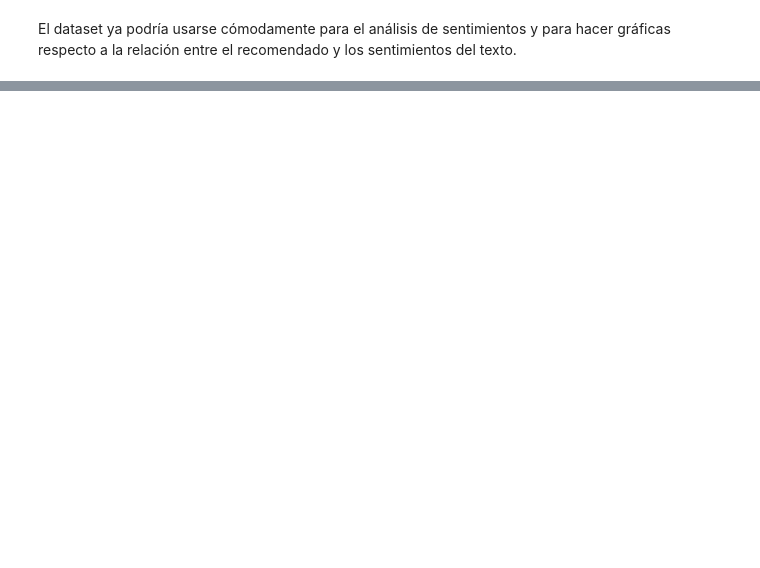
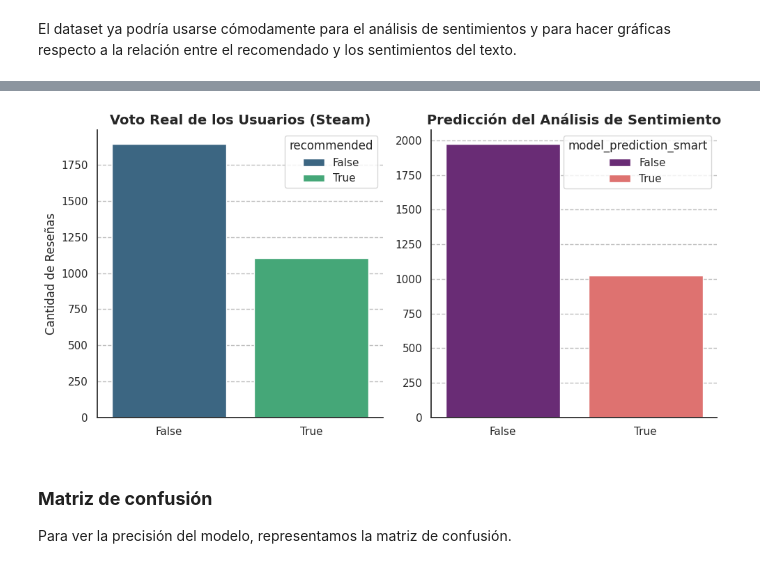
Before and after one commit to Alejandro-BR/Steam-Review-Scraper, a Jupyter notebook: src/steam_review_scraper.ipynb, the cells around one changed output, grey strips where cells are left out. Saved outputs shown, nothing was run; the diff lists cells and outputs as text; code cells hidden in the pictures; blank space fills up the shorter version.

```diff
--- a/src/steam_review_scraper.ipynb
+++ b/src/steam_review_scraper.ipynb
@@ -549,0 +555,3 @@ memory usage: 88.0+ KB
+# %%
+reviews_df["review"] = reviews_df["review"].str.lower()
+reviews_df.head()
@@ -551,0 +617,13 @@ El dataset ya podría usarse cómodamente para el análisis de sentimientos y pa
+# %%
+def map_sentiment_smart(row):
+    label = row["sentiment_label"]
+    if label == "POS":
+        return True
+    elif label == "NEG":
+        return False
+    elif label == "NEU":
+        return row["recommended"]
+
+reviews_df["model_prediction_smart"] = reviews_df.apply(map_sentiment_smart, axis=1)
+
+reviews_df.head()
@@ -551,0 +641,25 @@ El dataset ya podría usarse cómodamente para el análisis de sentimientos y pa
+# %%
+fig, axes = plt.subplots(1, 2, figsize=(10, 5))
+
+sns.countplot(data=reviews_df, x="recommended", ax=axes[0], palette="viridis", order=[False, True], hue="recommended")
+axes[0].set_title("Voto Real de los Usuarios (Steam)", fontsize=14, fontweight="bold")
+axes[0].set_xlabel("")
+axes[0].set_ylabel("Cantidad de Reseñas")
+
+sns.countplot(data=reviews_df, x="model_prediction_smart", ax=axes[1], palette="magma", order=[False, True], hue="model_prediction_smart")
+axes[1].set_title("Predicción del Análisis de Sentimiento", fontsize=14, fontweight="bold")
+axes[1].set_xlabel("")
+axes[1].set_ylabel("")
+
+for ax in axes:
+    ax.grid(axis='y', linestyle='--', alpha=0.5, color='gray', zorder=0)
+
+sns.despine()
+plt.tight_layout()
+plt.show()
+# %% [output]
+[figure, added]
+# %% [markdown]
+### **Matriz de confusión**
+
+Para ver la precisión del modelo, representamos la matriz de confusión.
```
Also changed, not shown: parts of 43 cells of this notebook.
